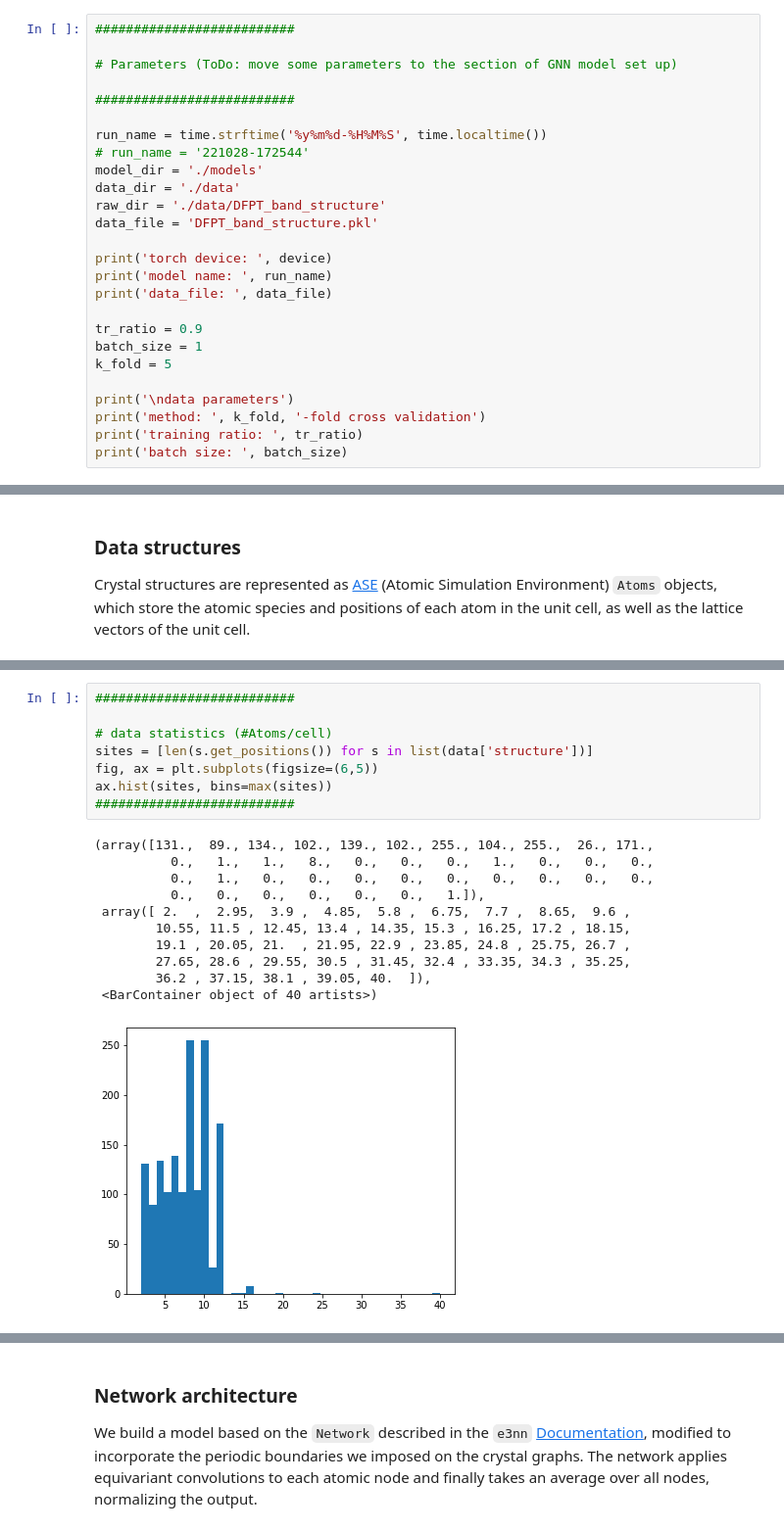
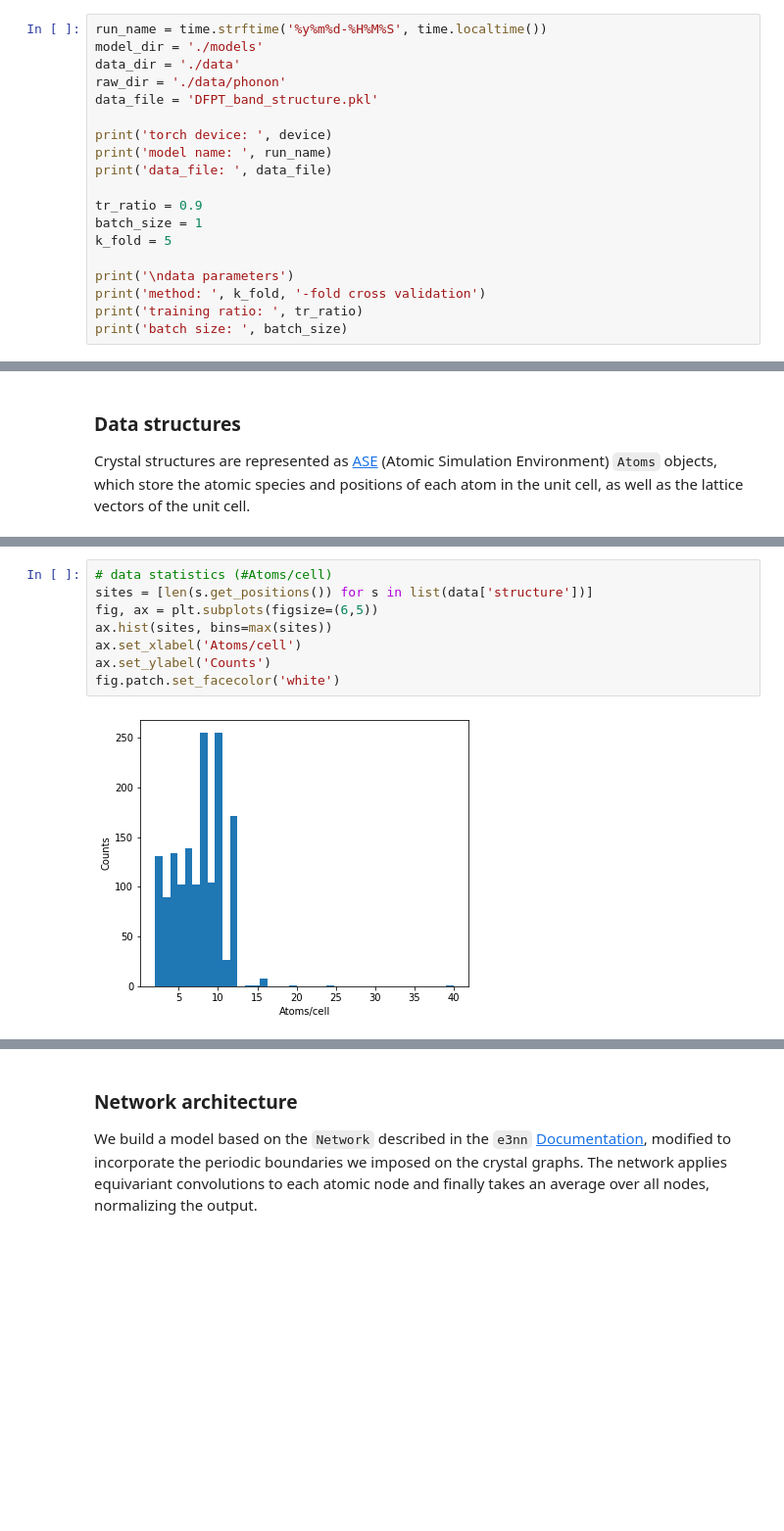
Before and after one commit to RyotaroOKabe/phonon_prediction, a Jupyter notebook: VVN.ipynb, the cells around one changed output, grey strips where cells are left out. Shown: that part at 98% size. Saved outputs shown, nothing was run; the diff lists cells and outputs as text; blank space fills up the shorter version.

Commit message:
data loading part, plotting part etc.

```diff
--- a/VVN.ipynb
+++ b/VVN.ipynb
@@ -43,15 +32,8 @@ sub = str.maketrans("0123456789", "₀₁₂₃₄₅₆₇₈₉")
 # %%
-##########################
-
-# Parameters (ToDo: move some parameters to the section of GNN model set up)
-
-##########################
-
 run_name = time.strftime('%y%m%d-%H%M%S', time.localtime())
-# run_name = '221028-172544'
 model_dir = './models'
 data_dir = './data'
-raw_dir = './data/DFPT_band_structure'
+raw_dir = './data/phonon'
 data_file = 'DFPT_band_structure.pkl'
 
 print('torch device: ', device)
@@ -245,23 +236,13 @@ ax.set_ylabel(r'$x_2\ (\AA)$');
 # %%
-##########################
-
 # data statistics (#Atoms/cell)
 sites = [len(s.get_positions()) for s in list(data['structure'])]
 fig, ax = plt.subplots(figsize=(6,5))
 ax.hist(sites, bins=max(sites))
-##########################
+ax.set_xlabel('Atoms/cell')
+ax.set_ylabel('Counts')
+fig.patch.set_facecolor('white')
 # %% [output]
-(array([131.,  89., 134., 102., 139., 102., 255., 104., 255.,  26., 171.,
-          0.,   1.,   1.,   8.,   0.,   0.,   0.,   1.,   0.,   0.,   0.,
-          0.,   1.,   0.,   0.,   0.,   0.,   0.,   0.,   0.,   0.,   0.,
-          0.,   0.,   0.,   0.,   0.,   0.,   1.]),
- array([ 2.  ,  2.95,  3.9 ,  4.85,  5.8 ,  6.75,  7.7 ,  8.65,  9.6 ,
-        10.55, 11.5 , 12.45, 13.4 , 14.35, 15.3 , 16.25, 17.2 , 18.15,
-        19.1 , 20.05, 21.  , 21.95, 22.9 , 23.85, 24.8 , 25.75, 26.7 ,
-        27.65, 28.6 , 29.55, 30.5 , 31.45, 32.4 , 33.35, 34.3 , 35.25,
-        36.2 , 37.15, 38.1 , 39.05, 40.  ]),
- <BarContainer object of 40 artists>)
-[figure, old version]
+[figure, new version]
 # %%
 plot_element_count_stack(tr_set, te_set)
 # %% [output]
```
Also changed, not shown: parts of 36 cells of this notebook, 13 other files.
